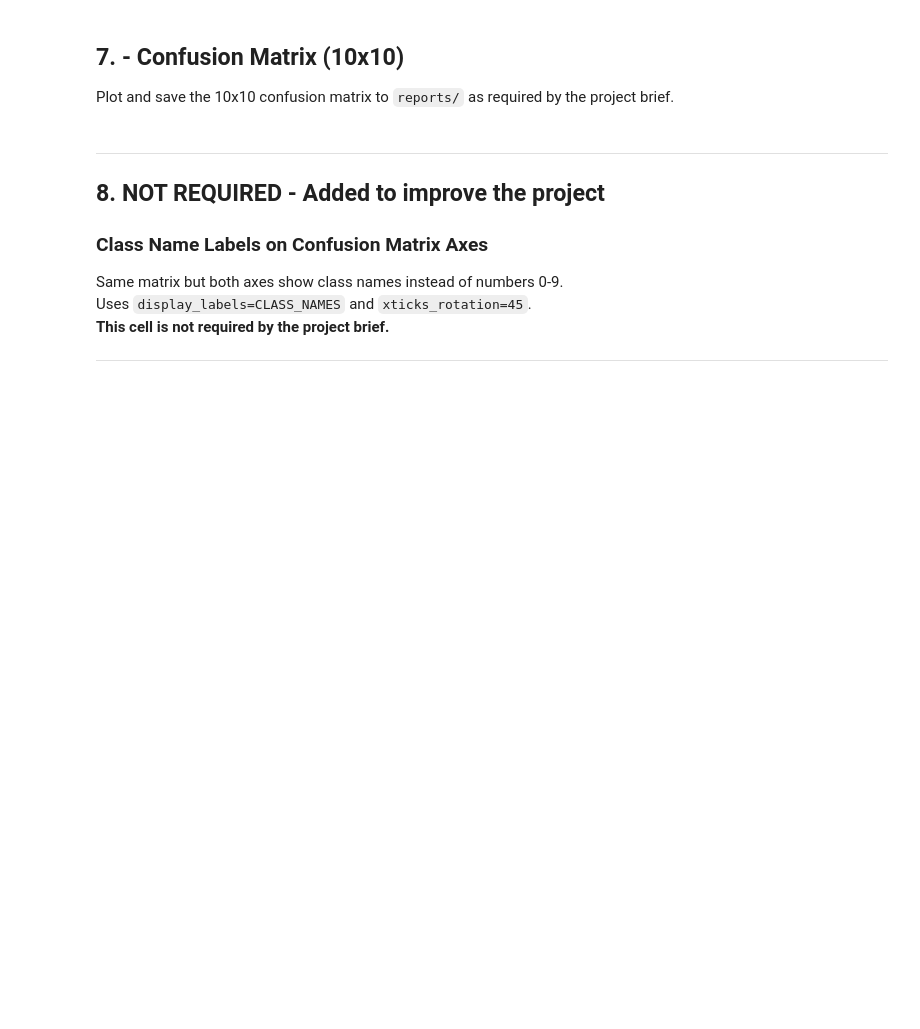
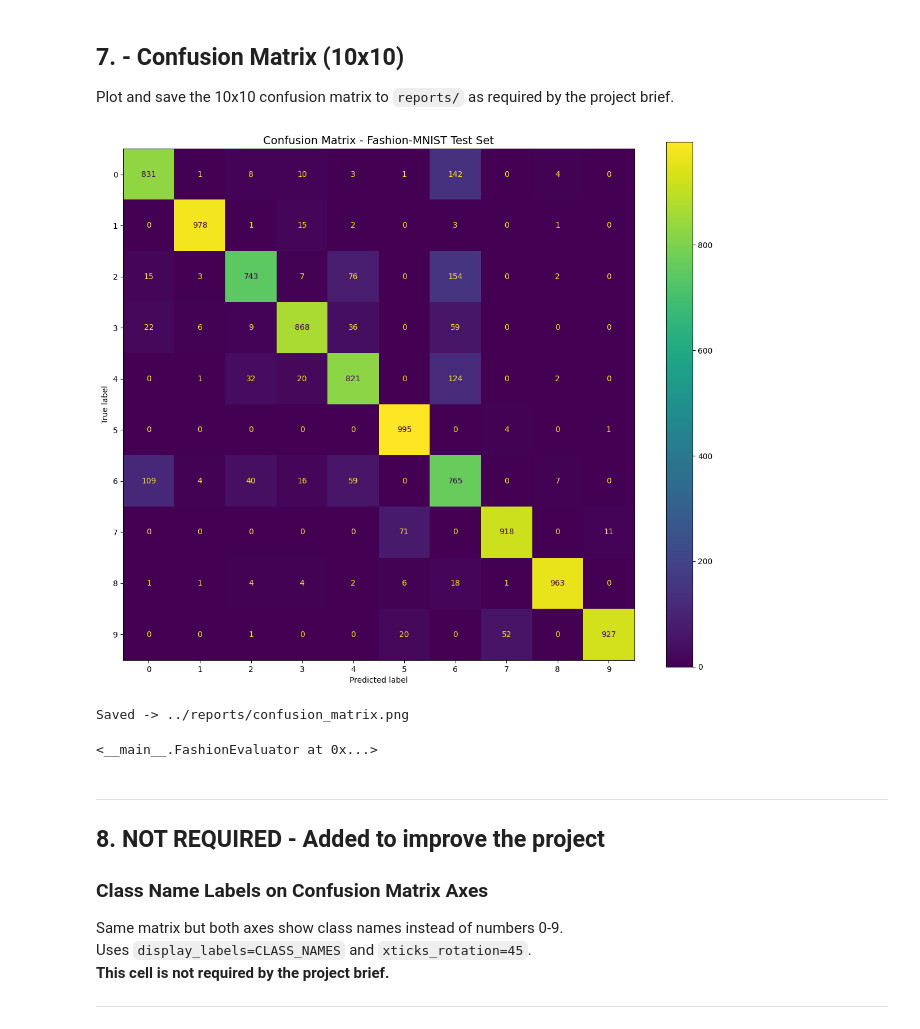
Before and after one commit to 1Bur1/clothes-image-Classifier, a Jupyter notebook: 02_evaluate.ipynb, the cells around one changed output. Cells and saved outputs as stored; diff of their text form; code cells hidden in the pictures; blank space fills up the shorter version.

```diff
--- a/02_evaluate.ipynb
+++ b/02_evaluate.ipynb
@@ -147,5 +142,5 @@ Load the model saved at the end of Phase 2 and reload the test set.
 # %%
 ev = FashionEvaluator()
 ev.load_data()
-ev.load_model('../models/fashion_cnn.h5')
+ev.load_model('/content/fashion_cnn.h5')
 ev.predict()
@@ -182,8 +248,11 @@ ev.show_classification_report(use_class_names=True)
 Plot and save the 10x10 confusion matrix to `reports/` as required by the project brief.
 # %%
 # REQUIRED - skeleton from PDF
-ev.plot_confusion_matrix(use_class_names=False,
-                          save_path='../reports/confusion_matrix.png')
+ev.plot_confusion_matrix(use_class_names=False,save_path='../reports/confusion_matrix.png')
+# %% [output]
+[figure, added]
+Saved -> ../reports/confusion_matrix.png
+<__main__.FashionEvaluator at 0x...>
 # %% [markdown]
 ---
 ## 8. NOT REQUIRED - Added to improve the project
```
Also changed, not shown: parts of 10 cells of this notebook.
